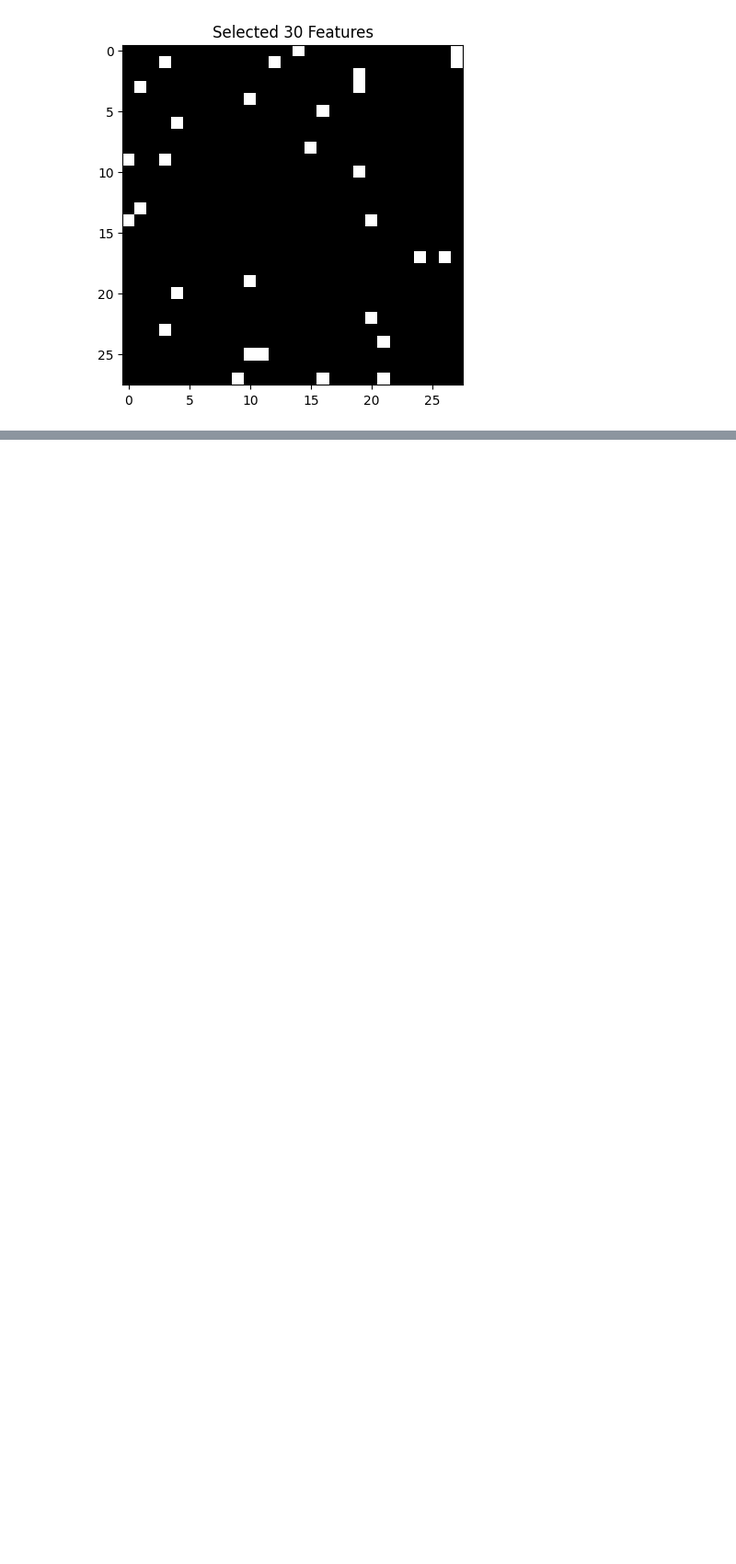
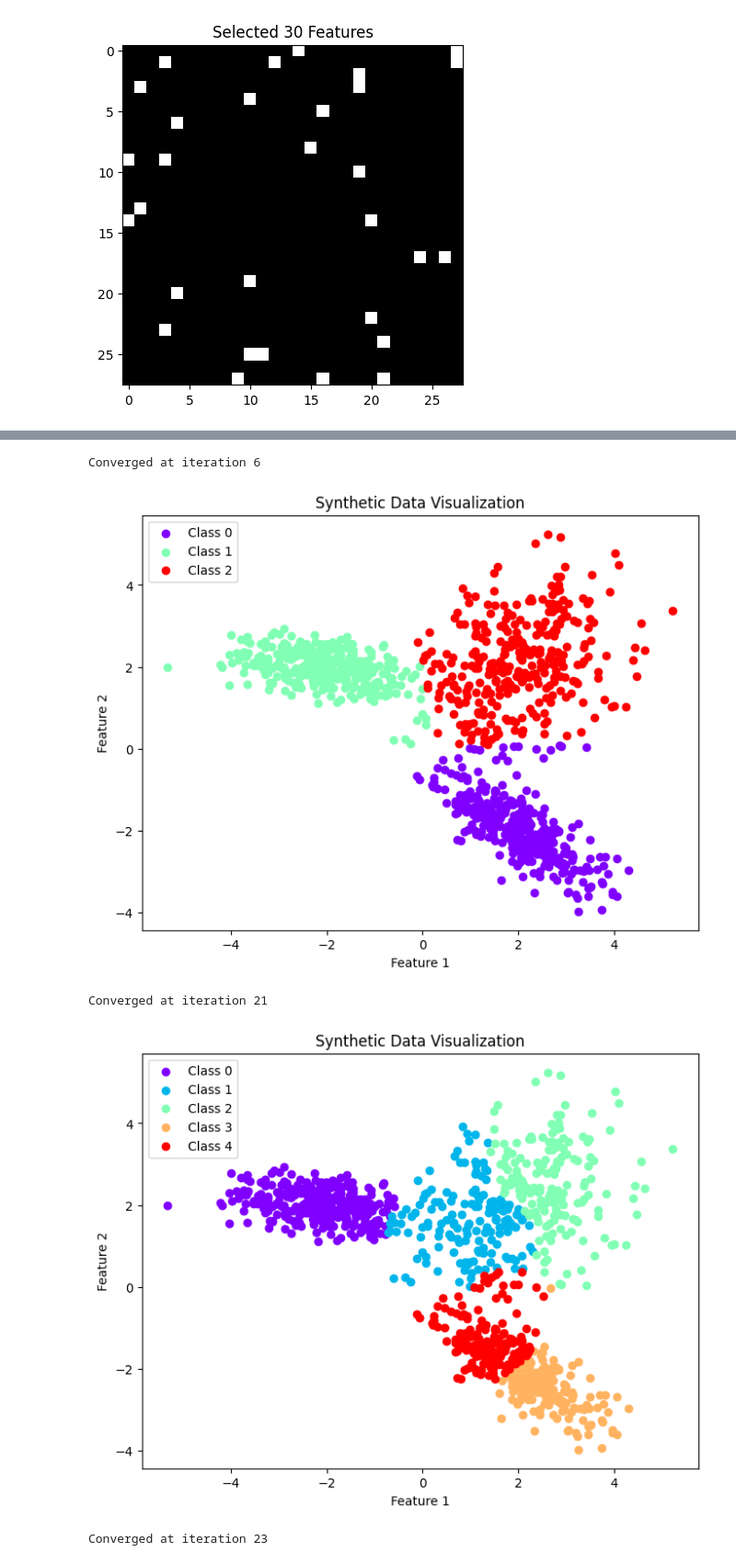
Before and after one commit to JZ2003/ML-with-LP, a Jupyter notebook: Code/ECE236A_Project_Demo.ipynb, the cells around one changed output, grey strips where cells are left out. Shown at 92% size. Drawn from its saved outputs; the diff is of its cells as text; code cells hidden in the pictures; blank space fills up the shorter version.

Commit message:
Task 2 Done

```diff
--- a/Code/ECE236A_Project_Demo.ipynb
+++ b/Code/ECE236A_Project_Demo.ipynb
@@ -103,0 +115,46 @@ plot_result(result1 = result1)
+# %%
+def plot_synthetic_data(X, y):
+    plt.figure(figsize=(8,6))
+    unique_labels = np.unique(y)
+    colors = plt.cm.rainbow(np.linspace(0, 1, len(unique_labels)))
+
+    for label, color in zip(unique_labels, colors):
+        mask = y == label
+        plt.scatter(X[mask, 0], X[mask, 1], c=[color], label=f'Class {label}')
+
+    plt.xlabel('Feature 1')
+    plt.ylabel('Feature 2')
+    plt.title('Synthetic Data Visualization')
+    plt.legend()
+    plt.show()
+# %%
+# # Task 2
+result2 = {'synthetic':{'K':[3, 5, 10], 'clustering_nmi':[0.6,0.6,0.6], 'classification_accuracy':[0.8,0.8,0.8]},
+            'mnist':{'K':[3, 10, 32], 'clustering_nmi':[0.5,0.5,0.5], 'classification_accuracy':[0.7,0.7,0.7]}}
+# %%
+syn_data = prepare_synthetic_data()
+trainX, trainY, testX, testY = syn_data['trainX'], syn_data['trainY'], syn_data['testX'], syn_data['testY']
+
+for i in range(3):
+    k = result2['synthetic']['K'][i]
+    synClustering = MyClustering(k)
+    synClustering.train(trainX)
+    result2['synthetic']['clustering_nmi'][i] = synClustering.evaluate_clustering(trainY)
+    result2['synthetic']['classification_accuracy'][i] = synClustering.evaluate_classification(trainY, testX, testY)
+    plot_synthetic_data(X=trainX, y=synClustering.labels)
+
+
+mnist_data = prepare_mnist_data()
+trainX, trainY, testX, testY = mnist_data['trainX'], mnist_data['trainY'], mnist_data['testX'], mnist_data['testY']
+for i in range(3):
+    k = result2['mnist']['K'][i]
+    mnistClustering = MyClustering(k)
+    mnistClustering.train(trainX)
+    result2['mnist']['clustering_nmi'][i] = mnistClustering.evaluate_clustering(trainY)
+    result2['mnist']['classification_accuracy'][i] = mnistClustering.evaluate_classification(trainY, testX, testY)
+# %% [output]
+Converged at iteration 6
+[figure, added]
+Converged at iteration 21
+[figure, added]
+Converged at iteration 23
```
Also changed, not shown: parts of 11 cells of this notebook, 1 other file.
